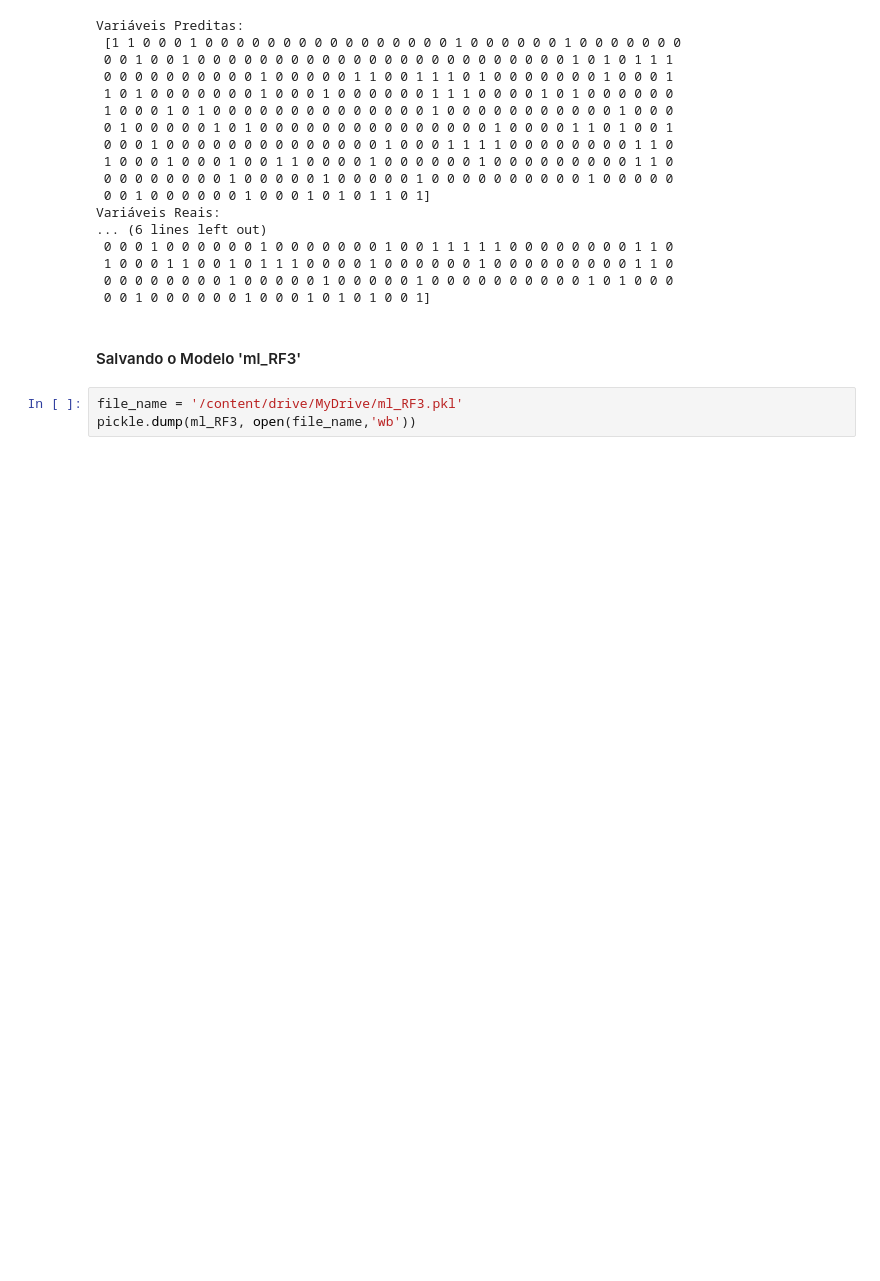
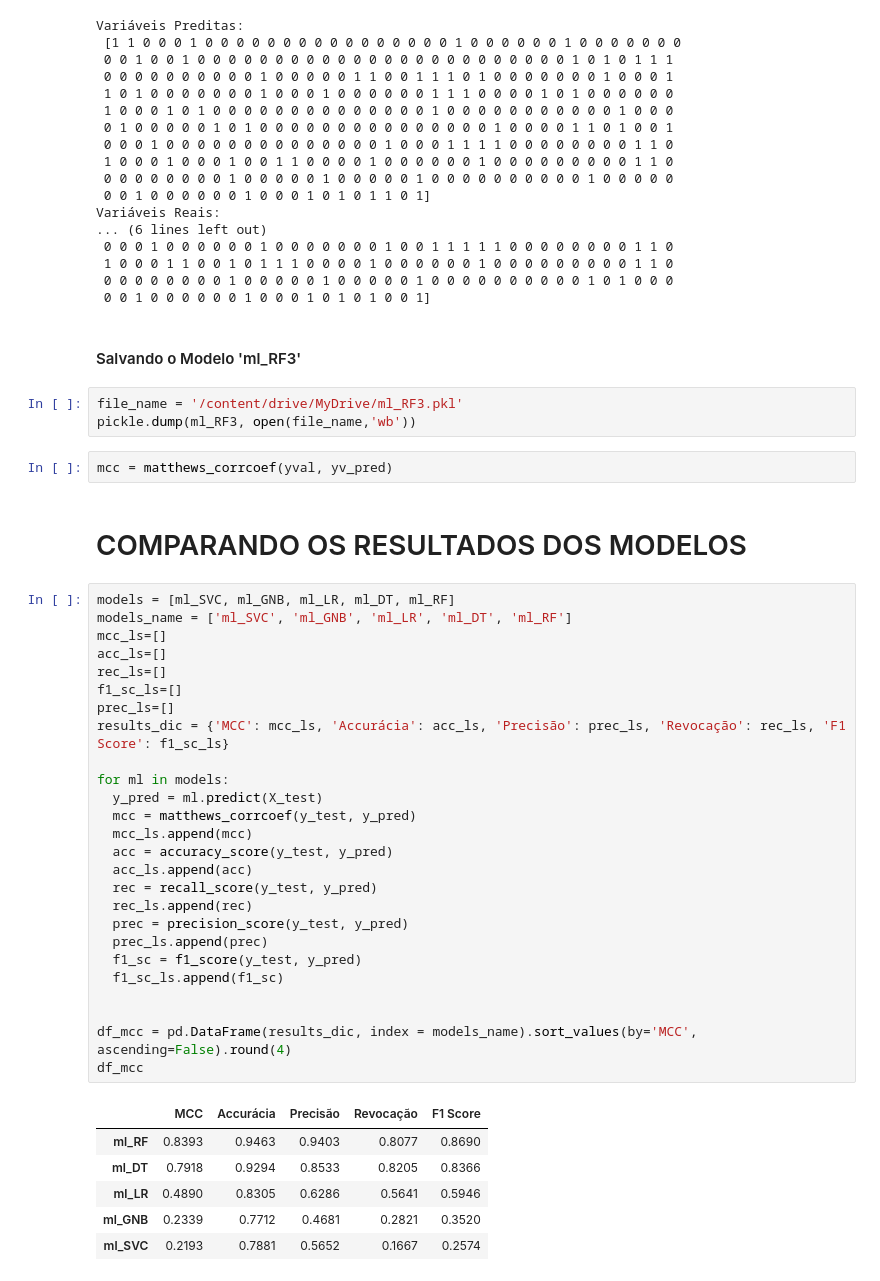
Before and after one commit to Mastroiani/TCC, a Jupyter notebook: MLDT.ipynb, the cells around one changed output. Cells and saved outputs as stored; diff of their text form; blank space fills up the shorter version.

```diff
--- a/MLDT.ipynb
+++ b/MLDT.ipynb
@@ -1136,3 +1136,40 @@ Variáveis Reais:
 # %%
 file_name = '/content/drive/MyDrive/ml_RF3.pkl'
 pickle.dump(ml_RF3, open(file_name,'wb'))
+# %%
+mcc = matthews_corrcoef(yval, yv_pred)
+# %% [markdown]
+# COMPARANDO OS RESULTADOS DOS MODELOS
+# %%
+models = [ml_SVC, ml_GNB, ml_LR, ml_DT, ml_RF]
+models_name = ['ml_SVC', 'ml_GNB', 'ml_LR', 'ml_DT', 'ml_RF']
+mcc_ls=[]
+acc_ls=[]
+rec_ls=[]
+f1_sc_ls=[]
+prec_ls=[]
+results_dic = {'MCC': mcc_ls, 'Accurácia': acc_ls, 'Precisão': prec_ls, 'Revocação': rec_ls, 'F1 Score': f1_sc_ls}
+
+for ml in models:
+  y_pred = ml.predict(X_test)
+  mcc = matthews_corrcoef(y_test, y_pred)
+  mcc_ls.append(mcc)
+  acc = accuracy_score(y_test, y_pred)
+  acc_ls.append(acc)
+  rec = recall_score(y_test, y_pred)
+  rec_ls.append(rec)
+  prec = precision_score(y_test, y_pred)
+  prec_ls.append(prec)
+  f1_sc = f1_score(y_test, y_pred)
+  f1_sc_ls.append(f1_sc)
+
+
+df_mcc = pd.DataFrame(results_dic, index = models_name).sort_values(by='MCC', ascending=False).round(4)
+df_mcc
+# %% [output]
+|  | MCC | Accurácia | Precisão | Revocação | F1 Score |
+| ml_RF | 0.8393 | 0.9463 | 0.9403 | 0.8077 | 0.8690 |
+| ml_DT | 0.7918 | 0.9294 | 0.8533 | 0.8205 | 0.8366 |
+| ml_LR | 0.4890 | 0.8305 | 0.6286 | 0.5641 | 0.5946 |
+| ml_GNB | 0.2339 | 0.7712 | 0.4681 | 0.2821 | 0.3520 |
+| ml_SVC | 0.2193 | 0.7881 | 0.5652 | 0.1667 | 0.2574 |
```
Also changed, not shown: parts of 3 cells of this notebook.
